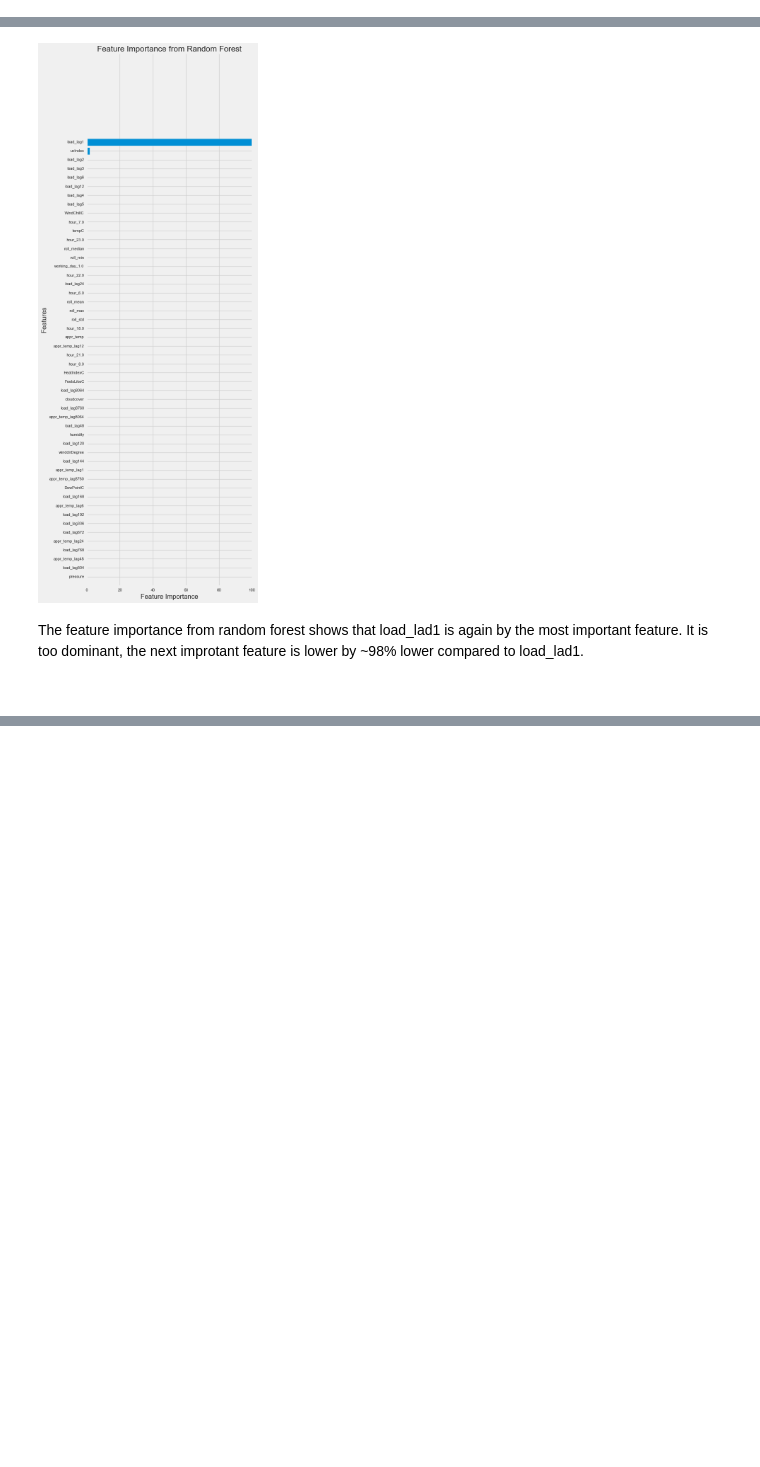
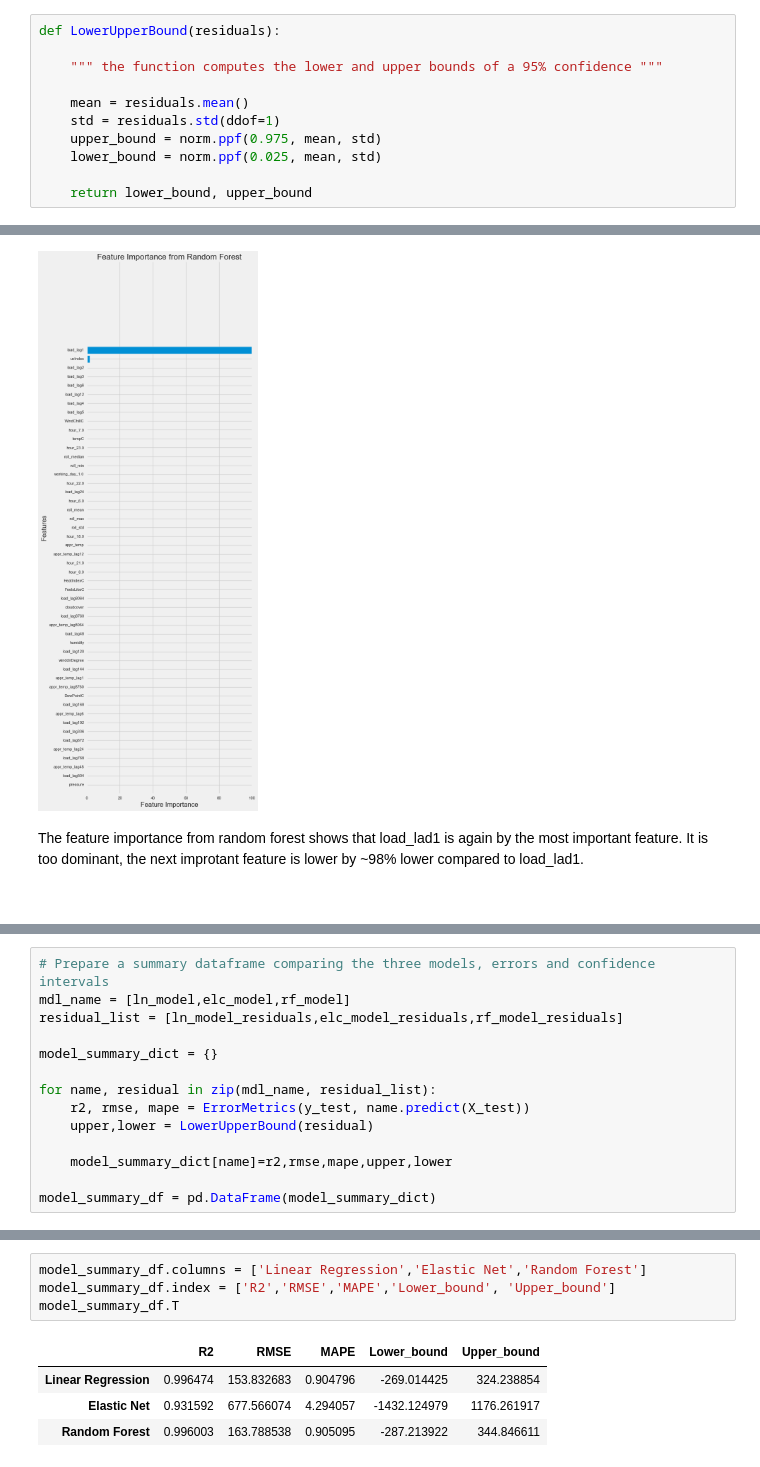
Before and after one commit to BiniamBA/Capstone2_project, a Jupyter notebook: Capstone2_Pre-processing_&_Training_data_development.ipynb, the cells around one changed output, grey strips where cells are left out. Saved outputs shown, nothing was run; the diff lists cells and outputs as text; blank space fills up the shorter version.

```diff
--- a/Capstone2_Pre-processing_&_Training_data_development.ipynb
+++ b/Capstone2_Pre-processing_&_Training_data_development.ipynb
@@ -362,3 +373,14 @@ def Plot_Pred(observed, predicted, model_name = None, scatter=False):
+# %%
+def LowerUpperBound(residuals):
+
+    """ the function computes the lower and upper bounds of a 95% confidence """
+
+    mean = residuals.mean()
+    std = residuals.std(ddof=1)
+    upper_bound = norm.ppf(0.975, mean, std)
+    lower_bound = norm.ppf(0.025, mean, std)
+
+    return lower_bound, upper_bound
 # %% [markdown]
 ## 3.7 Base line model
 
@@ -614,0 +655,14 @@ memory usage: 60.4 MB
+# %%
+# Prepare a summary dataframe comparing the three models, errors and confidence intervals
+mdl_name = [ln_model,elc_model,rf_model]
+residual_list = [ln_model_residuals,elc_model_residuals,rf_model_residuals]
+
+model_summary_dict = {}
+
+for name, residual in zip(mdl_name, residual_list):
+    r2, rmse, mape = ErrorMetrics(y_test, name.predict(X_test))
+    upper,lower = LowerUpperBound(residual)
+
+    model_summary_dict[name]=r2,rmse,mape,upper,lower
+
+model_summary_df = pd.DataFrame(model_summary_dict)
@@ -615 +685,10 @@ memory usage: 60.4 MB
+# %%
+model_summary_df.columns = ['Linear Regression','Elastic Net','Random Forest']
+model_summary_df.index = ['R2','RMSE','MAPE','Lower_bound', 'Upper_bound']
+model_summary_df.T
+# %% [output]
+|  | R2 | RMSE | MAPE | Lower_bound | Upper_bound |
+| Linear Regression | 0.996474 | 153.832683 | 0.904796 | -269.014425 | 324.238854 |
+| Elastic Net | 0.931592 | 677.566074 | 4.294057 | -1432.124979 | 1176.261917 |
+| Random Forest | 0.996003 | 163.788538 | 0.905095 | -287.213922 | 344.846611 |
 # %% [markdown]
```
Also changed, not shown: parts of 13 cells of this notebook.
